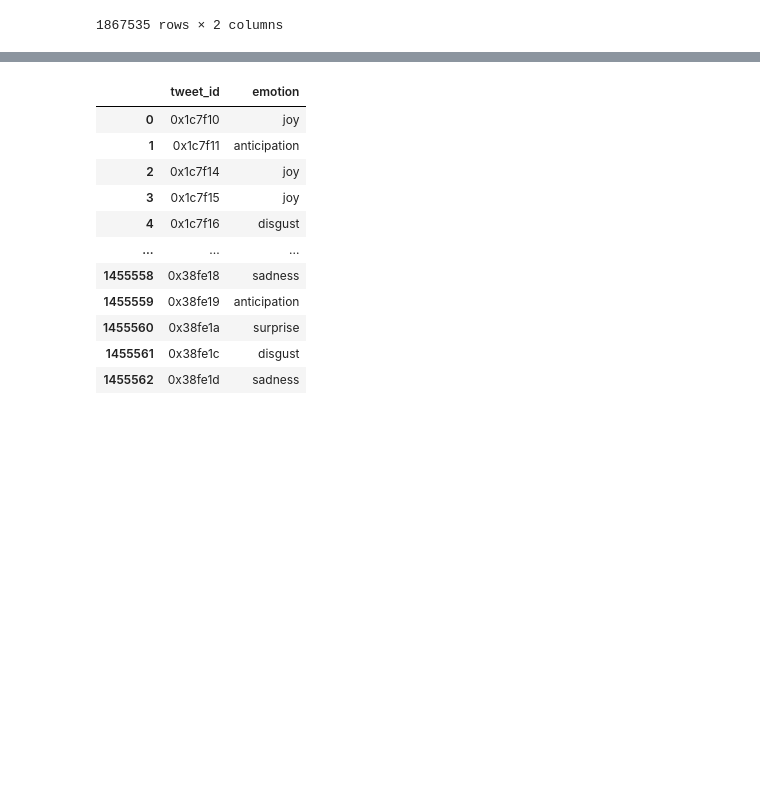
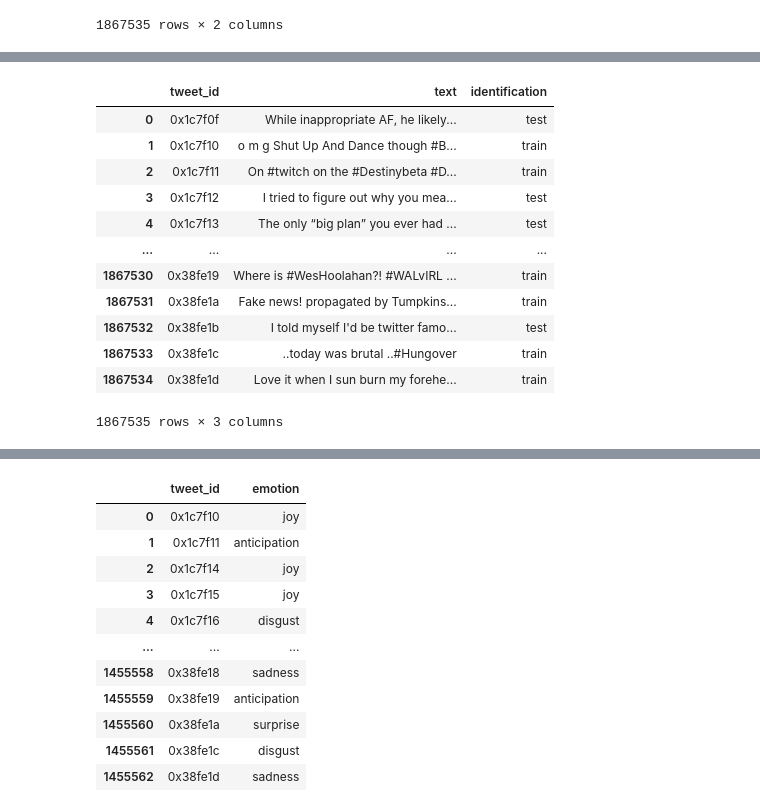
Before and after one commit to Lewisu/DM2022-Lab2-Homework, a Jupyter notebook: DM2021-Lab2-Homework.ipynb, the cells around one changed output, grey strips where cells are left out. Drawn from its saved outputs; the diff is of its cells as text; code cells hidden in the pictures; blank space fills up the shorter version.

```diff
--- a/DM2021-Lab2-Homework.ipynb
+++ b/DM2021-Lab2-Homework.ipynb
@@ -973,3 +963,39 @@ twitter_df.to_pickle("twitter_df.pkl")
 # %%
 # Load from pickle
 twitter_df = pd.read_pickle("twitter_df.pkl")
+# %%
+def remove_pattern(input_txt, pattern):
+    r = re.findall(pattern, input_txt)
+    for i in r:
+        input_txt = re.sub(i, '', input_txt)
+
+    return input_txt
+# %%
+# Remove Mentions
+twitter_df["text"] = np.vectorize(remove_pattern)(twitter_df["text"], "@[\w]*")
+# Remove RTs
+twitter_df["text"] = np.vectorize(remove_pattern)(twitter_df["text"], r'^RT[\s]+')
+# Remove Hashtags
+# twitter_df["text"] = np.vectorize(remove_pattern)(twitter_df["text"], r'#[\w]*')
+# Remove Numbers
+twitter_df["text"] = np.vectorize(remove_pattern)(twitter_df["text"], r'[0-9]')
+# Remove <LH>
+twitter_df["text"] = np.vectorize(remove_pattern)(twitter_df["text"], r'<LH>')
+# Lowercase every words
+twitter_df["text"] = twitter_df["text"].apply(lambda x: x.lower())
+# %%
+twitter_df
+# %% [output]
+|  | tweet_id | text | identification |
+| 0 | 0x1c7f0f | While inappropriate AF, he likely... | test |
+| 1 | 0x1c7f10 | o m g Shut Up And Dance though #B... | train |
+| 2 | 0x1c7f11 | On #twitch on the #Destinybeta #D... | train |
+| 3 | 0x1c7f12 | I tried to figure out why you mea... | test |
+| 4 | 0x1c7f13 | The only “big plan” you ever had ... | test |
+| ... | ... | ... | ... |
+| 1867530 | 0x38fe19 | Where is #WesHoolahan?! #WALvIRL ... | train |
+| 1867531 | 0x38fe1a | Fake news! propagated by Tumpkins... | train |
+| 1867532 | 0x38fe1b | I told myself I'd be twitter famo... | test |
+| 1867533 | 0x38fe1c | ..today was brutal ..#Hungover | train |
+| 1867534 | 0x38fe1d | Love it when I sun burn my forehe... | train |
+1867535 rows × 3 columns
```
Also changed, not shown: parts of 20 cells of this notebook, 4 other files.
